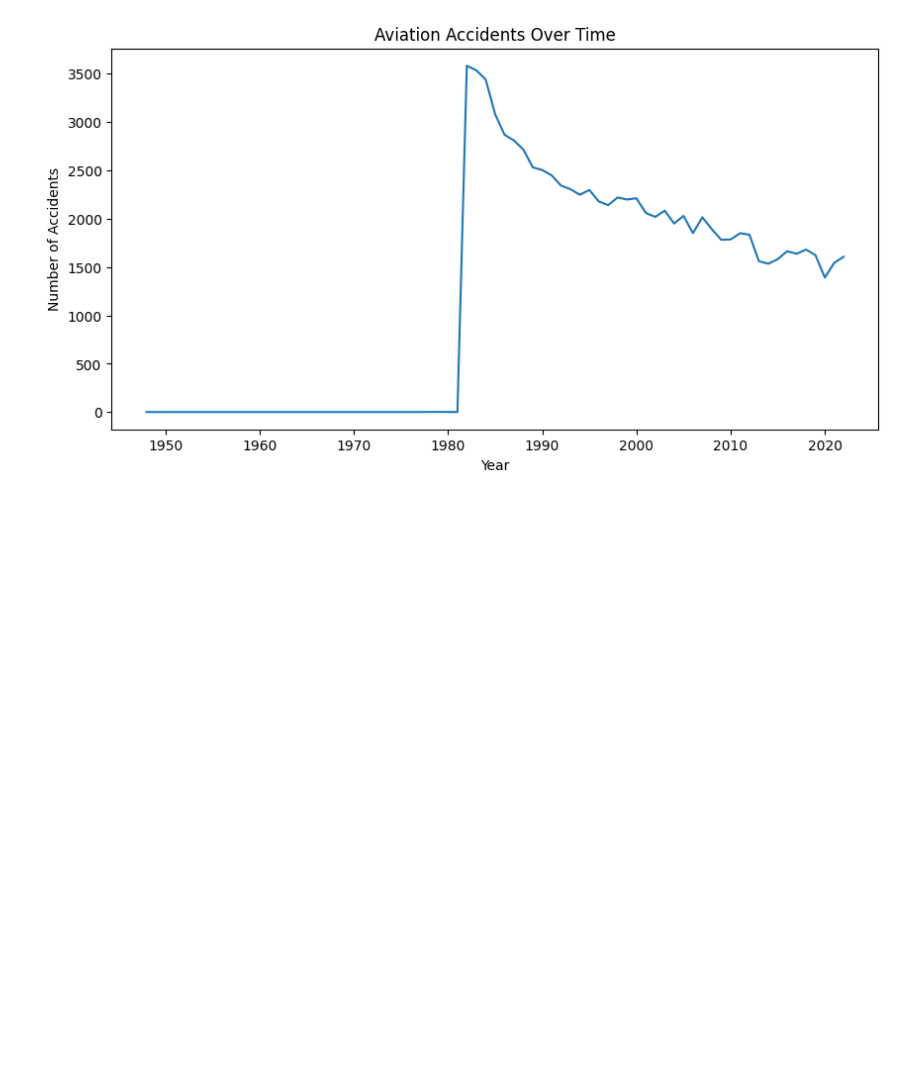
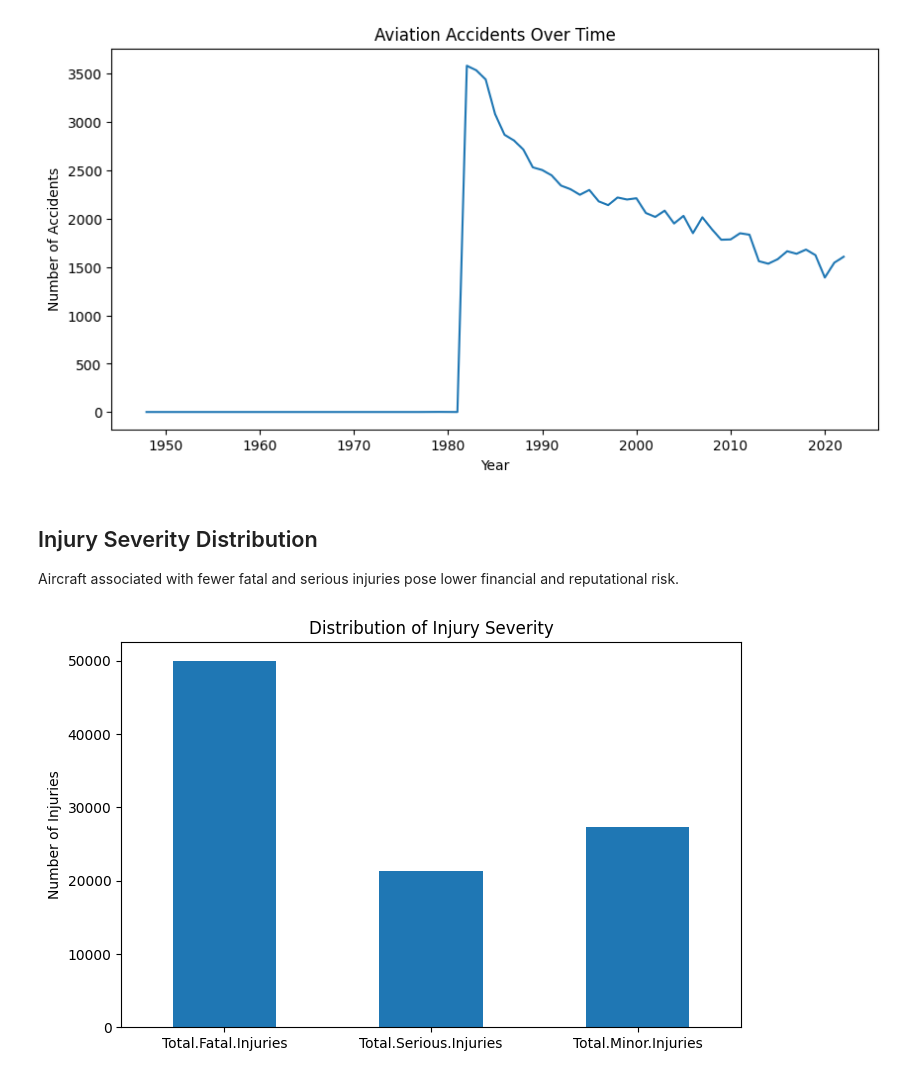
Before and after one commit to KoechCarl/Aviation-Analysis, a Jupyter notebook: Aviation_Analysis.ipynb, the cells around one changed output. Saved outputs shown, nothing was run; the diff lists cells and outputs as text; code cells hidden in the pictures; blank space fills up the shorter version.

Commit message:
Add Injury Severity visualisation

```diff
--- a/Aviation_Analysis.ipynb
+++ b/Aviation_Analysis.ipynb
@@ -249,3 +249,19 @@ plt.ylabel('Number of Accidents')
 plt.show()
 # %% [output]
 [figure]
+# %% [markdown]
+## Injury Severity Distribution
+
+Aircraft associated with fewer fatal and serious injuries pose lower financial and reputational risk.
+# %%
+# Selects injury columns and sums each column to get total injuries by severity level
+severity_totals = aviation_df[['Total.Fatal.Injuries','Total.Serious.Injuries','Total.Minor.Injuries']].sum()
+
+# Plotting a barchart to compare severity levels
+severity_totals.plot(kind='bar', figsize=(8, 5))
+plt.title('Distribution of Injury Severity')
+plt.ylabel('Number of Injuries')
+plt.xticks(rotation=0)
+plt.show()
+# %% [output]
+[figure, added]
```
